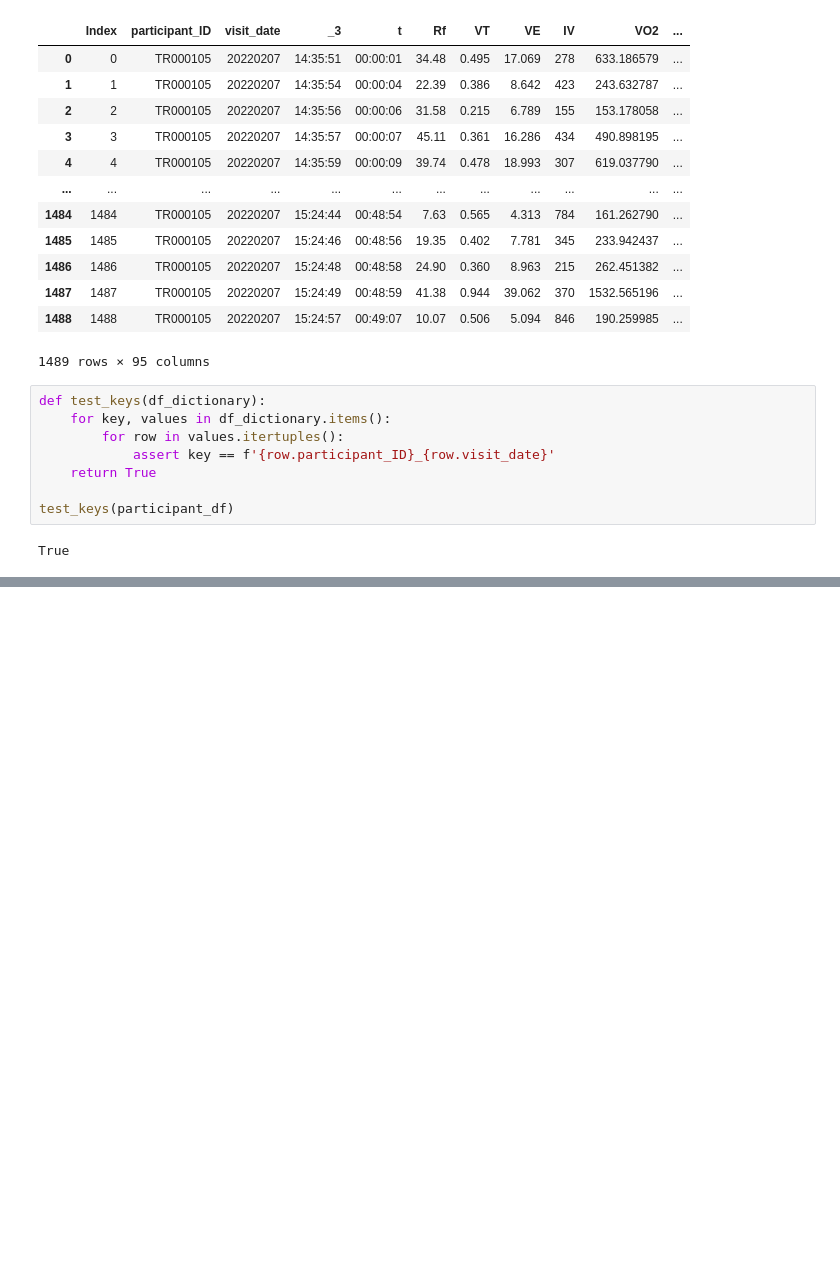
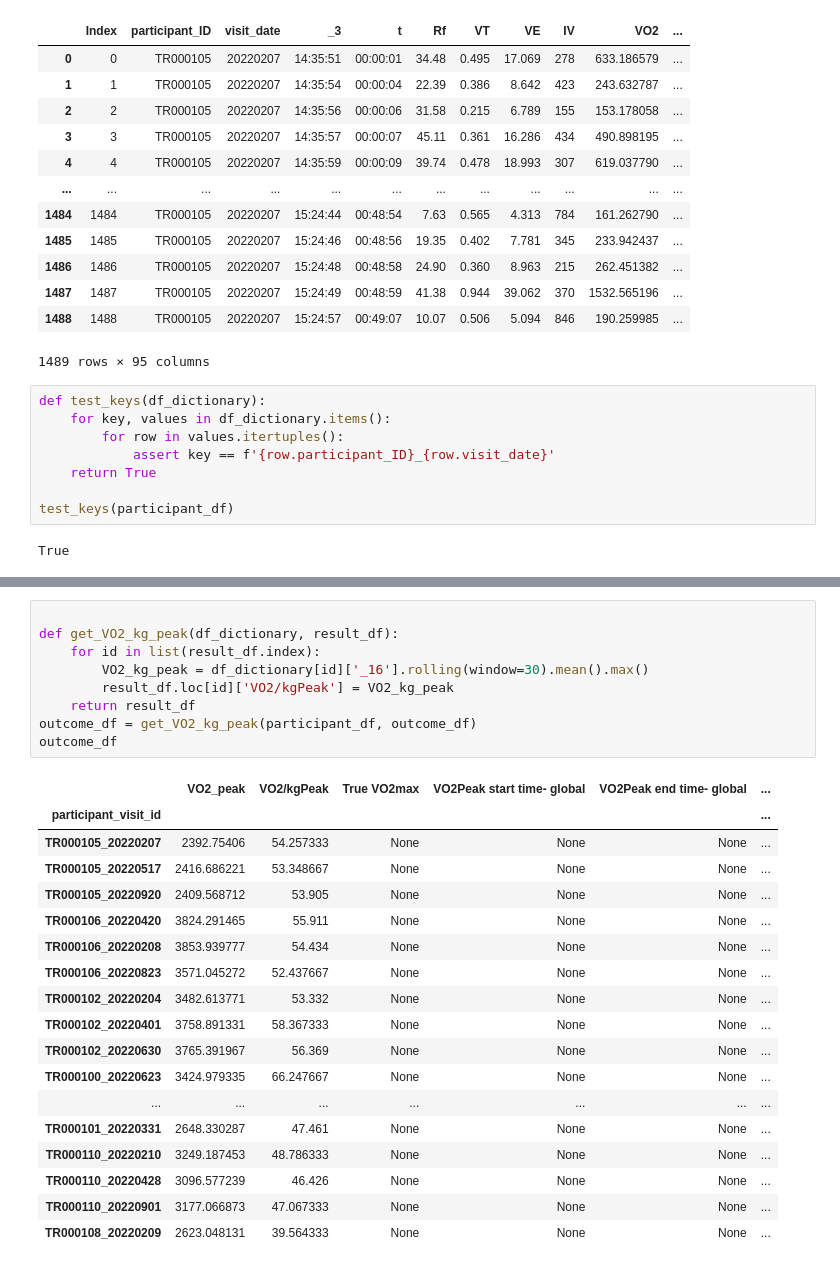
Before and after one commit to myschne/SI485Project, a Jupyter notebook: MIPACEFeatExt.ipynb, the cells around one changed output, grey strips where cells are left out. Cells and saved outputs as stored; diff of their text form; blank space fills up the shorter version.

```diff
--- a/MIPACEFeatExt.ipynb
+++ b/MIPACEFeatExt.ipynb
@@ -75,0 +156,28 @@ True
+# %%
+
+def get_VO2_kg_peak(df_dictionary, result_df):
+    for id in list(result_df.index):
+        VO2_kg_peak = df_dictionary[id]['_16'].rolling(window=30).mean().max()
+        result_df.loc[id]['VO2/kgPeak'] = VO2_kg_peak
+    return result_df
+outcome_df = get_VO2_kg_peak(participant_df, outcome_df)
+outcome_df
+# %% [output]
+|  | VO2_peak | VO2/kgPeak | True VO2max | VO2Peak start time- global | VO2Peak end time- global | ... |
+| participant_visit_id |  |  |  |  |  | ... |
+| TR000105_20220207 | 2392.75406 | 54.257333 | None | None | None | ... |
+| TR000105_20220517 | 2416.686221 | 53.348667 | None | None | None | ... |
+| TR000105_20220920 | 2409.568712 | 53.905 | None | None | None | ... |
+| TR000106_20220420 | 3824.291465 | 55.911 | None | None | None | ... |
+| TR000106_20220208 | 3853.939777 | 54.434 | None | None | None | ... |
+| TR000106_20220823 | 3571.045272 | 52.437667 | None | None | None | ... |
+| TR000102_20220204 | 3482.613771 | 53.332 | None | None | None | ... |
+| TR000102_20220401 | 3758.891331 | 58.367333 | None | None | None | ... |
+| TR000102_20220630 | 3765.391967 | 56.369 | None | None | None | ... |
+| TR000100_20220623 | 3424.979335 | 66.247667 | None | None | None | ... |
+| ... | ... | ... | ... | ... | ... | ... |
+| TR000101_20220331 | 2648.330287 | 47.461 | None | None | None | ... |
+| TR000110_20220210 | 3249.187453 | 48.786333 | None | None | None | ... |
+| TR000110_20220428 | 3096.577239 | 46.426 | None | None | None | ... |
+| TR000110_20220901 | 3177.066873 | 47.067333 | None | None | None | ... |
+| TR000108_20220209 | 2623.048131 | 39.564333 | None | None | None | ... |
```
Also changed, not shown: parts of 4 cells of this notebook.
